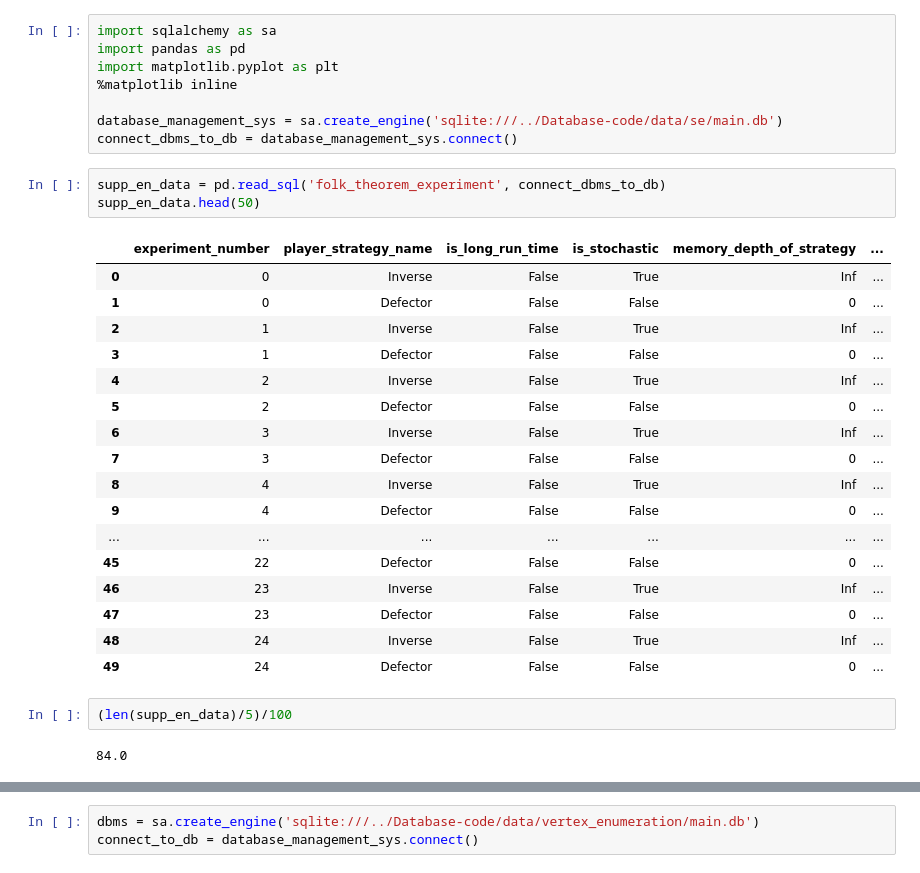
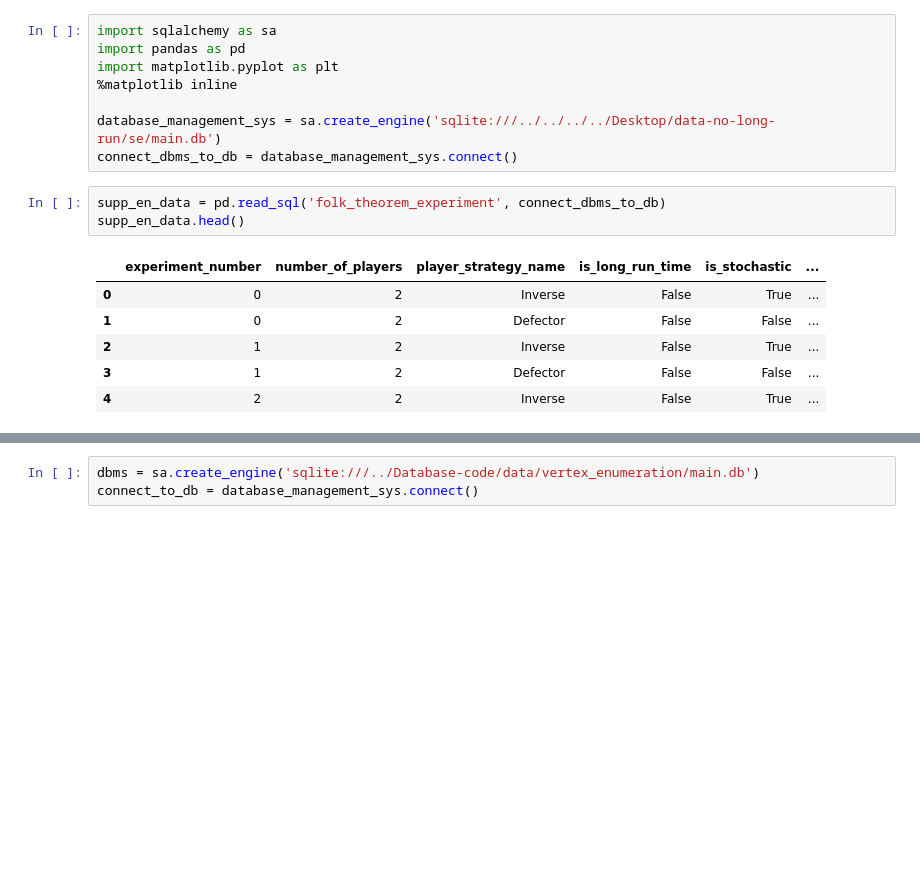
Before and after one commit to shapperzsm/final-project, a Jupyter notebook: src/analysing-the-data/main.ipynb, the cells around one changed output, grey strips where cells are left out. Cells and saved outputs as stored; diff of their text form; blank space fills up the shorter version.

```diff
--- a/src/analysing-the-data/main.ipynb
+++ b/src/analysing-the-data/main.ipynb
@@ -4,30 +4,15 @@ import pandas as pd
 import matplotlib.pyplot as plt
 %matplotlib inline
 
-database_management_sys = sa.create_engine('sqlite:///../Database-code/data/se/main.db')
+database_management_sys = sa.create_engine('sqlite:///../../../../Desktop/data-no-long-run/se/main.db')
 connect_dbms_to_db = database_management_sys.connect()
 # %%
 supp_en_data = pd.read_sql('folk_theorem_experiment', connect_dbms_to_db)
-supp_en_data.head(50)
+supp_en_data.head()
 # %% [output]
-|  | experiment_number | player_strategy_name | is_long_run_time | is_stochastic | memory_depth_of_strategy | ... |
-| 0 | 0 | Inverse | False | True | Inf | ... |
-| 1 | 0 | Defector | False | False | 0 | ... |
-| 2 | 1 | Inverse | False | True | Inf | ... |
-| 3 | 1 | Defector | False | False | 0 | ... |
-| 4 | 2 | Inverse | False | True | Inf | ... |
-| 5 | 2 | Defector | False | False | 0 | ... |
-| 6 | 3 | Inverse | False | True | Inf | ... |
-| 7 | 3 | Defector | False | False | 0 | ... |
-| 8 | 4 | Inverse | False | True | Inf | ... |
-| 9 | 4 | Defector | False | False | 0 | ... |
-| ... | ... | ... | ... | ... | ... | ... |
-| 45 | 22 | Defector | False | False | 0 | ... |
-| 46 | 23 | Inverse | False | True | Inf | ... |
-| 47 | 23 | Defector | False | False | 0 | ... |
-| 48 | 24 | Inverse | False | True | Inf | ... |
-| 49 | 24 | Defector | False | False | 0 | ... |
+|  | experiment_number | number_of_players | player_strategy_name | is_long_run_time | is_stochastic | ... |
+| 0 | 0 | 2 | Inverse | False | True | ... |
+| 1 | 0 | 2 | Defector | False | False | ... |
+| 2 | 1 | 2 | Inverse | False | True | ... |
+| 3 | 1 | 2 | Defector | False | False | ... |
+| 4 | 2 | 2 | Inverse | False | True | ... |
-# %%
-(len(supp_en_data)/5)/100
-# %% [output]
-84.0
```
Also changed, not shown: parts of 5 cells of this notebook.
